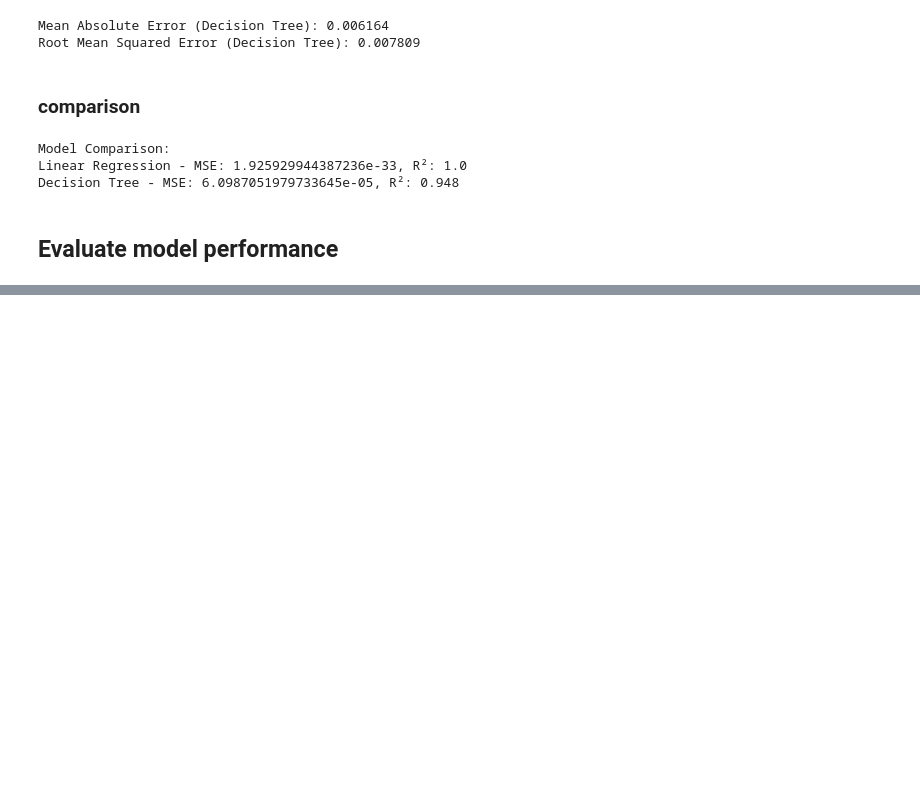
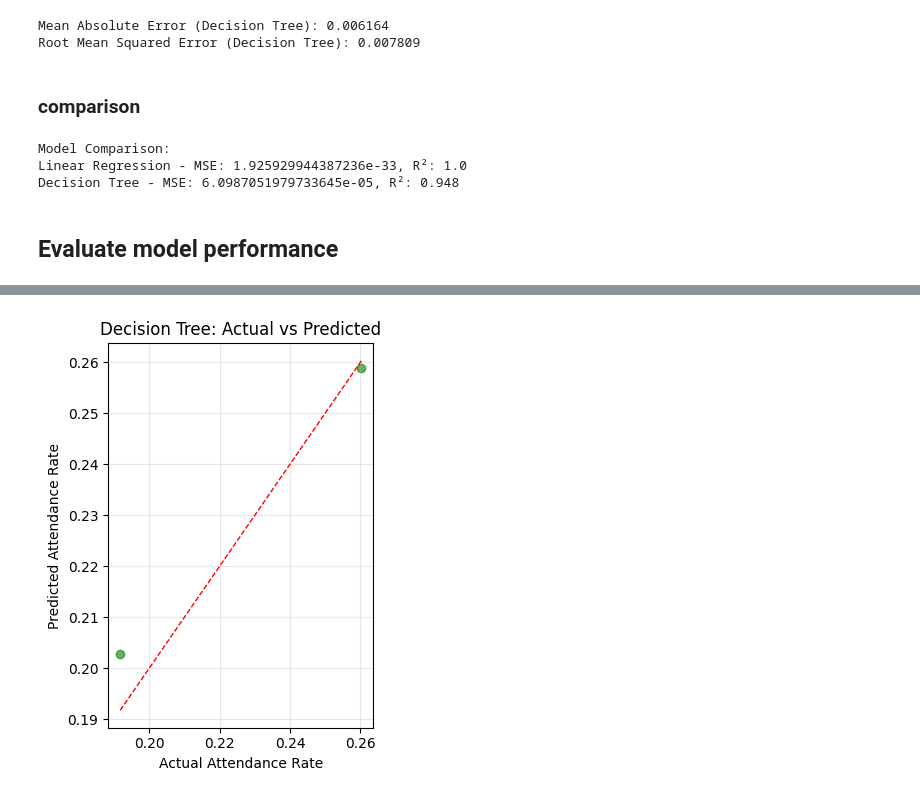
Before and after one commit to DhaneeraDulvanya/data-analytics-practice, a Jupyter notebook: Session_12.ipynb, the cells around one changed output, grey strips where cells are left out. Drawn from its saved outputs; the diff is of its cells as text; code cells hidden in the pictures; blank space fills up the shorter version.

```diff
--- a/Session_12.ipynb
+++ b/Session_12.ipynb
@@ -200,0 +220,14 @@ Decision Tree - MSE: 6.0987051979733645e-05, R²: 0.948
+# %%
+# Decision Tree plot
+
+plt.subplot(1, 2, 2)
+plt.scatter(y_test, y_dt_pred, color='green', alpha=0.6)
+plt.plot([y_test.min(), y_test.max()], [y_test.min(), y_test.max()], 'r--', lw=1)
+plt.title('Decision Tree: Actual vs Predicted')
+plt.xlabel('Actual Attendance Rate')
+plt.ylabel('Predicted Attendance Rate')
+plt.grid(True, alpha=0.3)
+plt.tight_layout()
+plt.show()
+# %% [output]
+[figure, added]
```
Also changed, not shown: parts of 3 cells of this notebook.
